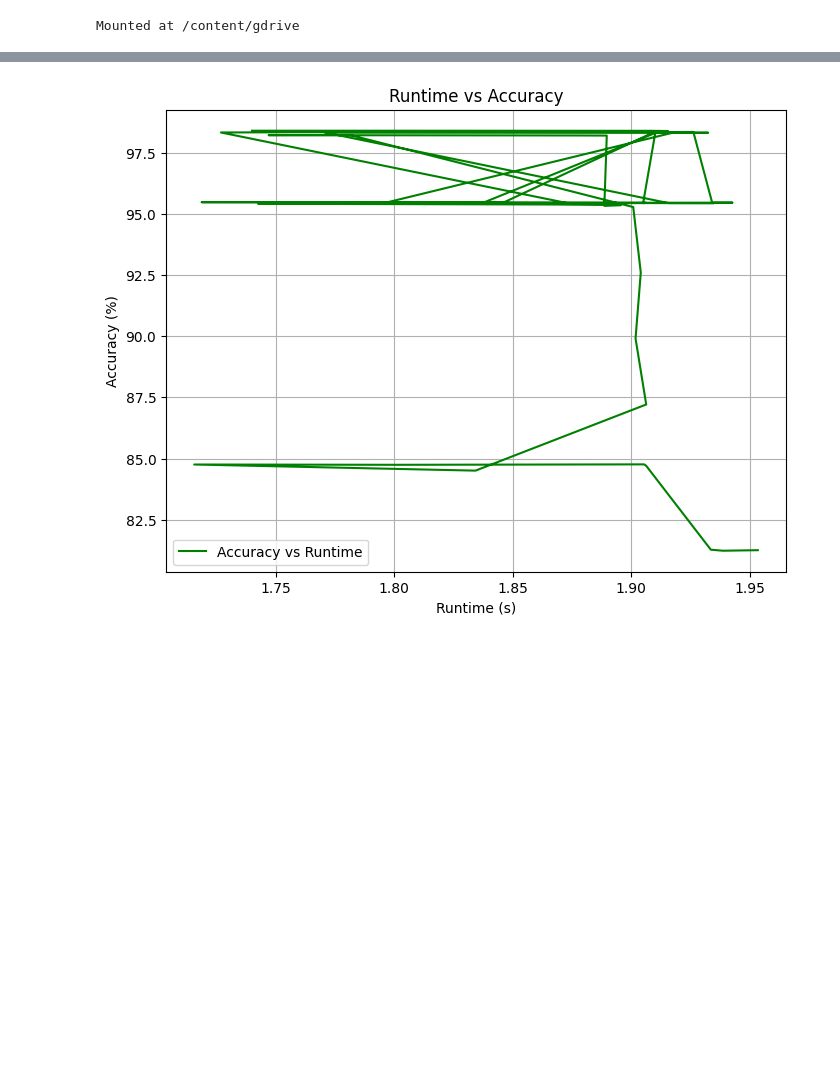
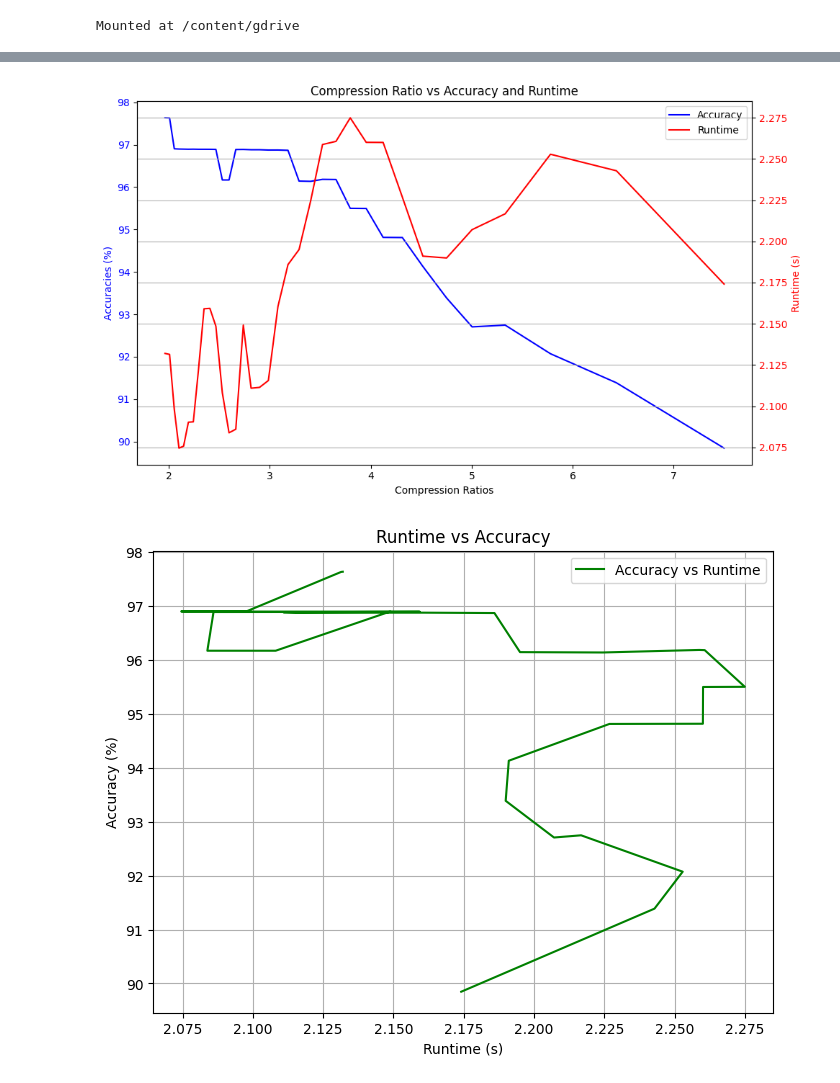
Before and after one commit to AaronGoldblatt/efficient-neural-network-numerics, a Jupyter notebook: 3-svd_mnist.ipynb, the cells around one changed output, grey strips where cells are left out. Drawn from its saved outputs; the diff is of its cells as text; code cells hidden in the pictures; blank space fills up the shorter version.

```diff
--- a/3-svd_mnist.ipynb
+++ b/3-svd_mnist.ipynb
@@ -138,6 +141,13 @@ for rank_fc1 in range(fc1_start_rank, fc1_end_rank + 1, fc1_step):
     for rank_fc2 in range(fc2_start_rank, fc2_end_rank + 1, fc2_step):
         model_for_svd = Net().to(device)
         model_for_svd.load_state_dict(model.state_dict())
+
+        compress_weights_svd(
+            model_for_svd,
+            rank_fc1,
+            rank_fc2,
+            device
+        )
 
         model_for_svd.fc1 = SvdLinear(model_for_svd.fc1, rank_fc1)
         model_for_svd.fc2 = SvdLinear(model_for_svd.fc2, rank_fc2)
@@ -253,7 +269,38 @@ plt.show()
+# %%
+# Plot 3: Compression Ratio vs Accuracy and Runtime (with dual y-axes)
+fig, ax1 = plt.subplots(figsize=(10, 6))
+
+# Accuracy on the left y-axis (blue)
+ax1.set_xlabel('Compression Ratios')
+ax1.set_ylabel('Accuracies (%)', color='blue')
+ax1.plot(compression_ratios_smoothed, accuracies_smoothed, 'b-', label='Accuracy')
+ax1.tick_params(axis='y', labelcolor='blue')
+
+# Create a second y-axis for Runtime
+ax2 = ax1.twinx()
+ax2.set_ylabel('Runtime (s)', color='red')
+ax2.plot(compression_ratios_smoothed, runtimes_smoothed, 'r-', label='Runtime')
+ax2.tick_params(axis='y', labelcolor='red')
+
+# Add grid
+plt.grid(True)
+plt.title('Compression Ratio vs Accuracy and Runtime')
+
+# Add legend with both lines
+lines1, labels1 = ax1.get_legend_handles_labels()
+lines2, labels2 = ax2.get_legend_handles_labels()
+ax1.legend(lines1 + lines2, labels1 + labels2, loc='best')
+
+# Adjust layout to prevent clipping of labels
+fig.tight_layout()
+
+plt.show()
+# %% [output]
+[figure, added]
 # %%
 # Plot 3: Runtime vs Accuracy
 plt.figure(figsize=(8, 6))
-plt.plot(runtimes_smooth, accuracies_smooth, 'g-', label='Accuracy vs Runtime')
+plt.plot(runtimes_smoothed, accuracies_smoothed, 'g-', label='Accuracy vs Runtime')
 plt.xlabel('Runtime (s)')
 plt.ylabel('Accuracy (%)')
 plt.title('Runtime vs Accuracy')
@@ -261,4 +308,4 @@ plt.grid(True)
 plt.legend()
 plt.show()
 # %% [output]
-[figure, old version]
+[figure, new version]
```
Also changed, not shown: parts of 13 cells of this notebook.
